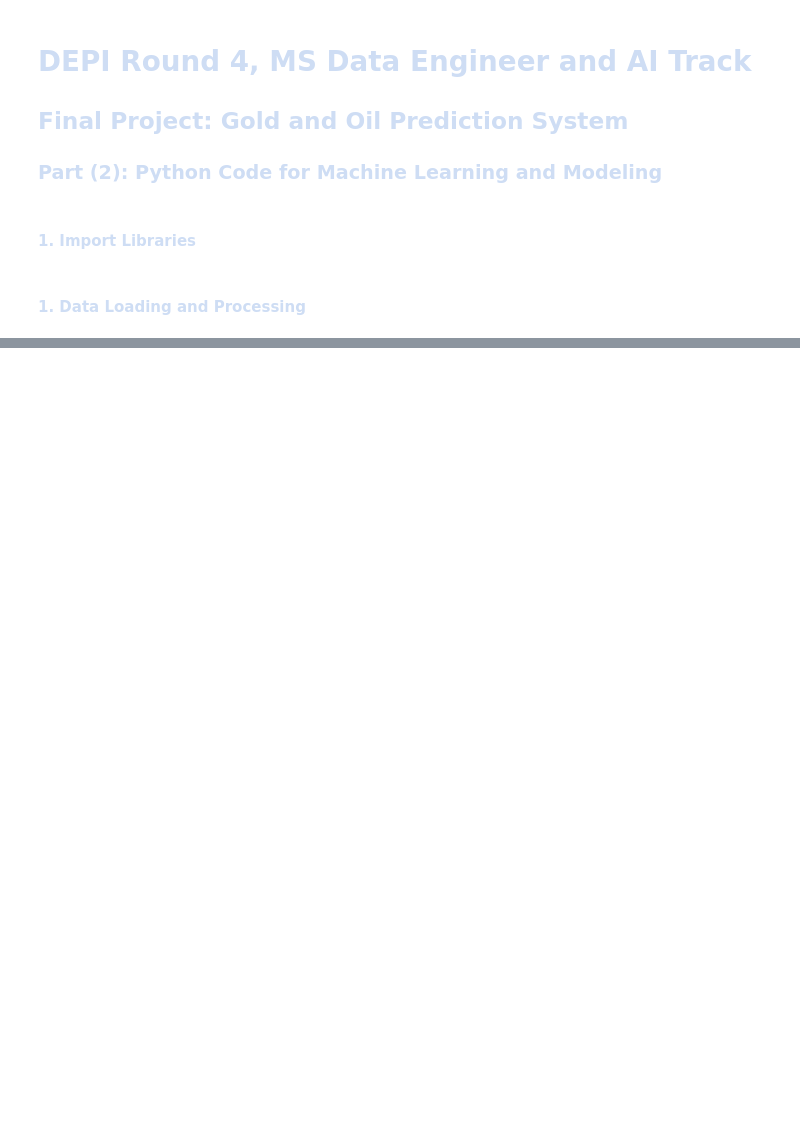
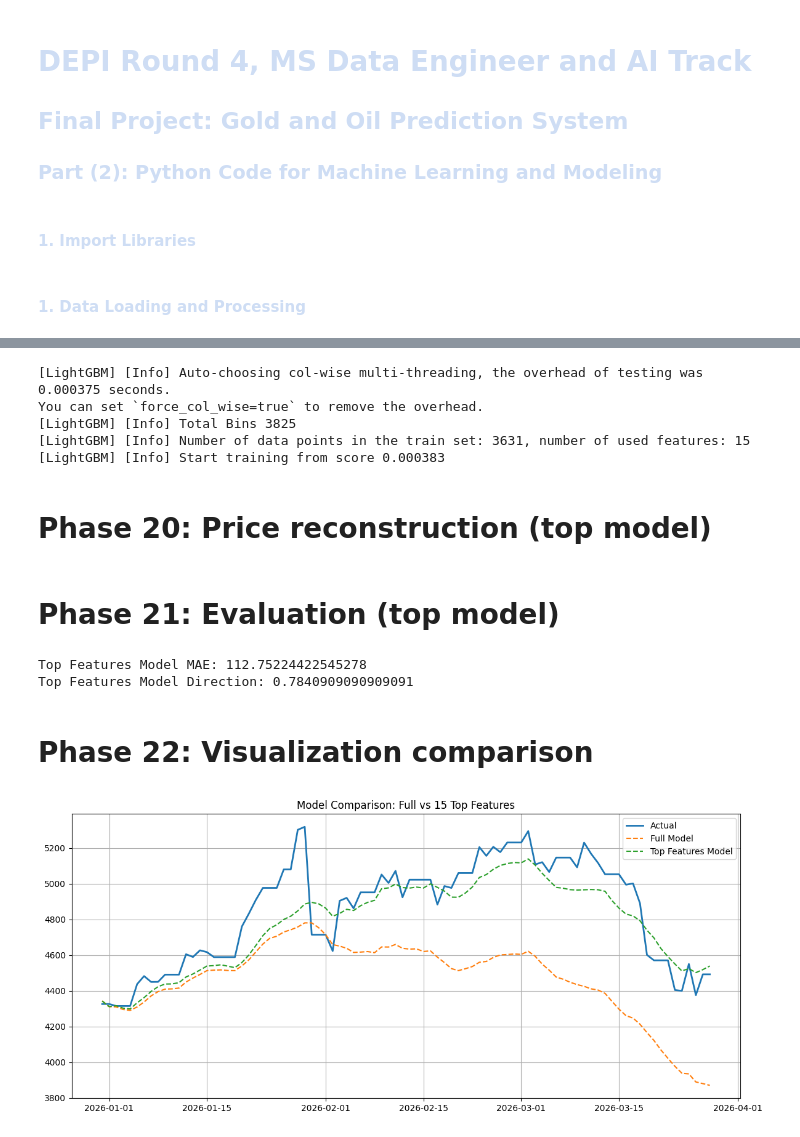
Before and after one commit to nhahub/NHA-4-010, a Jupyter notebook: ai_modeling.ipynb, the cells around one changed output, grey strips where cells are left out. Drawn from its saved outputs; the diff is of its cells as text; code cells hidden in the pictures; blank space fills up the shorter version.

Commit message:
Lightgbm model

```diff
--- a/ai_modeling.ipynb
+++ b/ai_modeling.ipynb
@@ -305,0 +321,2 @@ plt.show()
+# %%
+pred_returns = model.predict(X_test_sel)
@@ -305,0 +374,6 @@ plt.show()
+# %%
+top_k = 15
+top_features = importance.head(top_k).index.tolist()
+
+X_train_top = X_train[top_features]
+X_test_top = X_test[top_features]
@@ -305,0 +382,56 @@ plt.show()
+# %%
+top_model = lgb.LGBMRegressor(
+    n_estimators=3000,
+    learning_rate=0.01,
+    num_leaves=64,
+    subsample=0.8,
+    colsample_bytree=0.8,
+    random_state=42
+)
+
+top_model.fit(X_train_top, y_train)
+
+pred_top = top_model.predict(X_test_top)
+# %% [output]
+[LightGBM] [Info] Auto-choosing col-wise multi-threading, the overhead of testing was 0.000375 seconds.
+You can set `force_col_wise=true` to remove the overhead.
+[LightGBM] [Info] Total Bins 3825
+[LightGBM] [Info] Number of data points in the train set: 3631, number of used features: 15
+[LightGBM] [Info] Start training from score 0.000383
+# %% [markdown]
+# Phase 20: Price reconstruction (top model)
+# %%
+prices_top = [start_price]
+
+for r in pred_top:
+    prices_top.append(prices_top[-1] * np.exp(r))
+
+prices_top = prices_top[1:]
+
+test['pred_price_top'] = prices_top
+# %% [markdown]
+# Phase 21: Evaluation (top model)
+# %%
+mae_top = mean_absolute_error(test[target_col], test['pred_price_top'])
+direction_top = np.mean(np.sign(test['target']) == np.sign(pred_top))
+
+print("Top Features Model MAE:", mae_top)
+print("Top Features Model Direction:", direction_top)
+# %% [output]
+Top Features Model MAE: 112.75224422545278
+Top Features Model Direction: 0.7840909090909091
+# %% [markdown]
+# Phase 22: Visualization comparison
+# %%
+plt.figure(figsize=(14,6))
+
+plt.plot(test['date'], test[target_col], label='Actual', linewidth=2)
+plt.plot(test['date'], test['pred_price'], label='Full Model', linestyle='--')
+plt.plot(test['date'], test['pred_price_top'], label='Top Features Model', linestyle='--')
+
+plt.legend()
+plt.title("Model Comparison: Full vs 15 Top Features")
+plt.grid()
+plt.show()
+# %% [output]
+[figure, added]
```
Also changed, not shown: parts of 62 cells of this notebook, 3 other files.
